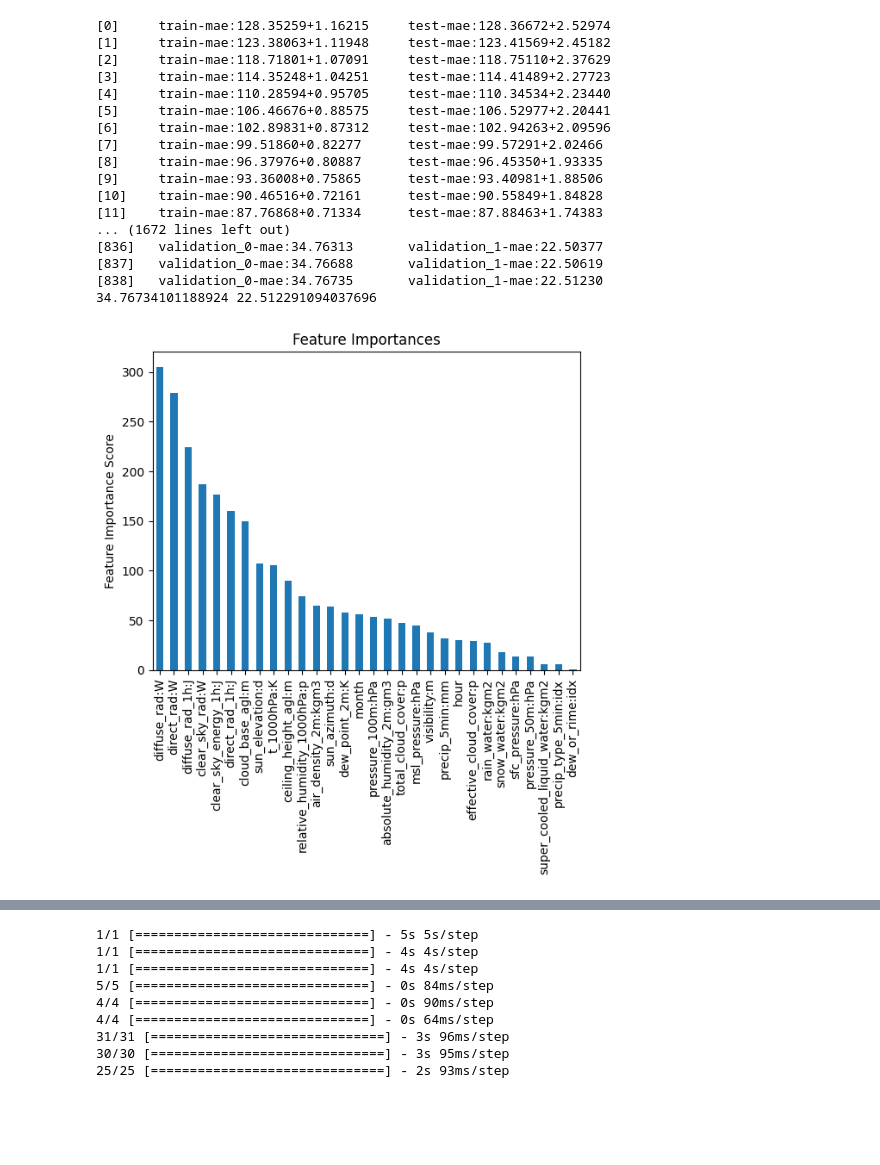
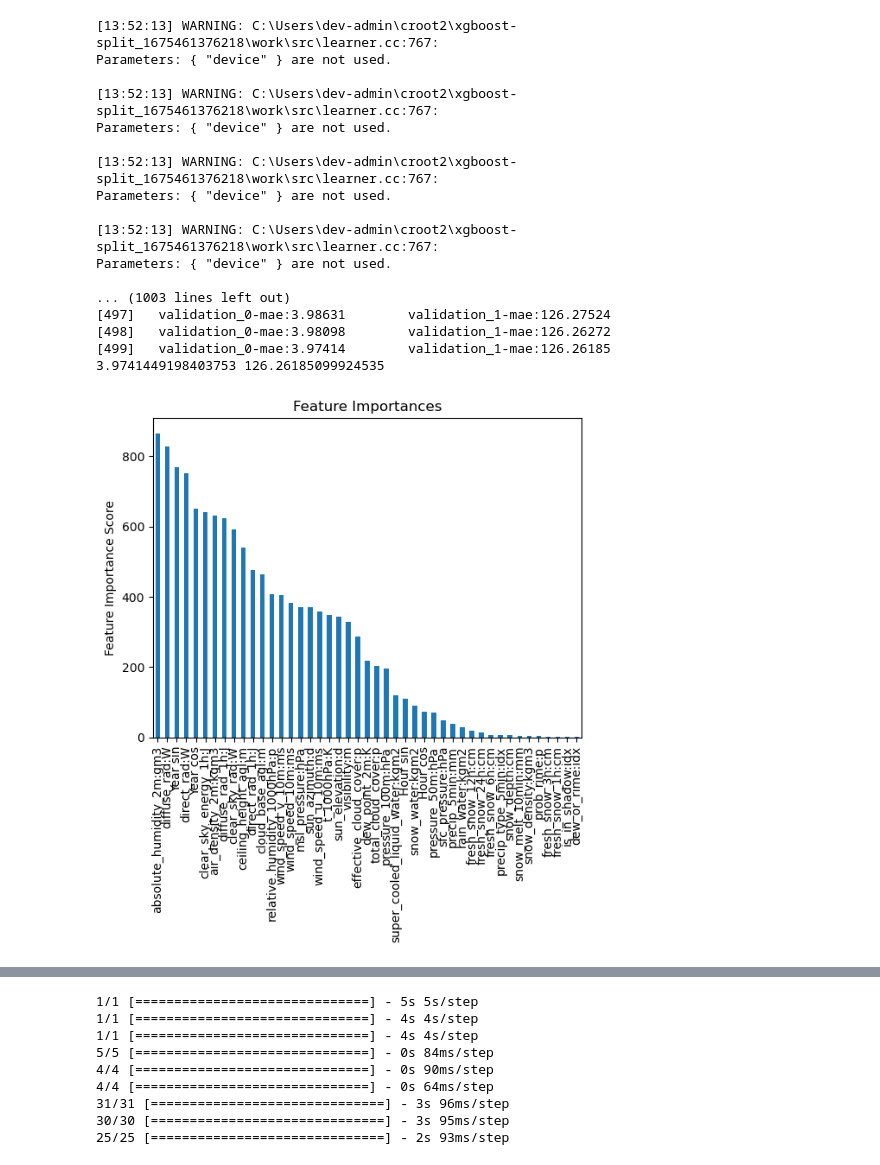
Before and after one commit to MartinSkatvedt/TDT4173-Machine-Learning, a Jupyter notebook: read_files.ipynb, the cells around one changed output, grey strips where cells are left out. Saved outputs shown, nothing was run; the diff lists cells and outputs as text; code cells hidden in the pictures; blank space fills up the shorter version.

```diff
--- a/read_files.ipynb
+++ b/read_files.ipynb
@@ -471,46 +450,44 @@ Parameters: { "device" } are not used.
 # %%
 model_b = xgb.XGBRegressor(
  device='cuda',
- learning_rate =0.05,
- n_estimators=838,
- max_depth=2,
- min_child_weight=6,
+ learning_rate = 0.2,
+ n_estimators=500,
+ max_depth=5,
+ min_child_weight=1,
  gamma=0.0,
  subsample=0.8,
  colsample_bytree=0.8,
  nthread=4,
  seed=42,
  eval_metric= 'mae',
  scale_pos_weight=1,
  booster='gbtree',
- reg_alpha= 0.05,
- reg_lambda= 1
 )
 
 #14.594442962612668 23.10780024288535 n=362
 #35.26892921016903 22.888491212842357 n=206
 #34.76734101188924 22.512291094037696 n= 838
 
-modelfit(model_b, train_data_b, train_b_y, val_data_b, val_b_y, useTrainCV = False)
+modelfit(model_b, train_data_b, train_b_y, val_data_b, val_b_y, useTrainCV = True)
 # %% [output]
-[0]     train-mae:128.35259+1.16215     test-mae:128.36672+2.52974
-[1]     train-mae:123.38063+1.11948     test-mae:123.41569+2.45182
-[2]     train-mae:118.71801+1.07091     test-mae:118.75110+2.37629
-[3]     train-mae:114.35248+1.04251     test-mae:114.41489+2.27723
-[4]     train-mae:110.28594+0.95705     test-mae:110.34534+2.23440
-[5]     train-mae:106.46676+0.88575     test-mae:106.52977+2.20441
-[6]     train-mae:102.89831+0.87312     test-mae:102.94263+2.09596
-[7]     train-mae:99.51860+0.82277      test-mae:99.57291+2.02466
-[8]     train-mae:96.37976+0.80887      test-mae:96.45350+1.93335
-[9]     train-mae:93.36008+0.75865      test-mae:93.40981+1.88506
-[10]    train-mae:90.46516+0.72161      test-mae:90.55849+1.84828
-[11]    train-mae:87.76868+0.71334      test-mae:87.88463+1.74383
-... (1672 lines left out)
-[836]   validation_0-mae:34.76313       validation_1-mae:22.50377
-[837]   validation_0-mae:34.76688       validation_1-mae:22.50619
-[838]   validation_0-mae:34.76735       validation_1-mae:22.51230
-34.76734101188924 22.512291094037696
+[13:52:13] WARNING: C:\Users\dev-admin\croot2\xgboost-split_1675461376218\work\src\learner.cc:767:
+Parameters: { "device" } are not used.
+
+[13:52:13] WARNING: C:\Users\dev-admin\croot2\xgboost-split_1675461376218\work\src\learner.cc:767:
+Parameters: { "device" } are not used.
+
+[13:52:13] WARNING: C:\Users\dev-admin\croot2\xgboost-split_1675461376218\work\src\learner.cc:767:
+Parameters: { "device" } are not used.
+
+[13:52:13] WARNING: C:\Users\dev-admin\croot2\xgboost-split_1675461376218\work\src\learner.cc:767:
+Parameters: { "device" } are not used.
+
+... (1003 lines left out)
+[497]   validation_0-mae:3.98631        validation_1-mae:126.27524
+[498]   validation_0-mae:3.98098        validation_1-mae:126.26272
+[499]   validation_0-mae:3.97414        validation_1-mae:126.26185
+3.9741449198403753 126.26185099924535
-[figure, old version]
+[figure, new version]
 # %%
 model_c = xgb.XGBRegressor(
  device='cuda',
```
Also changed, not shown: parts of 14 cells of this notebook, 1 other file.
